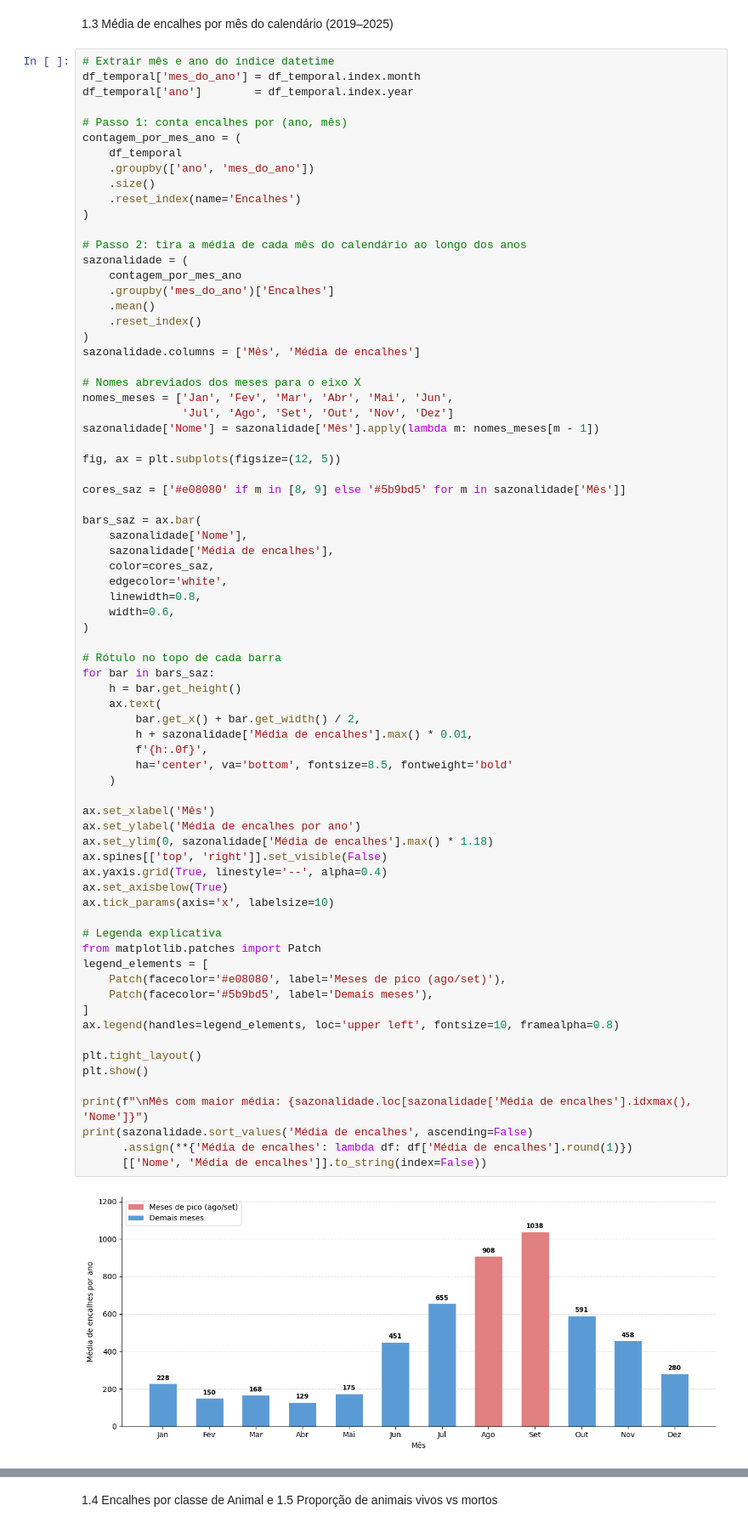
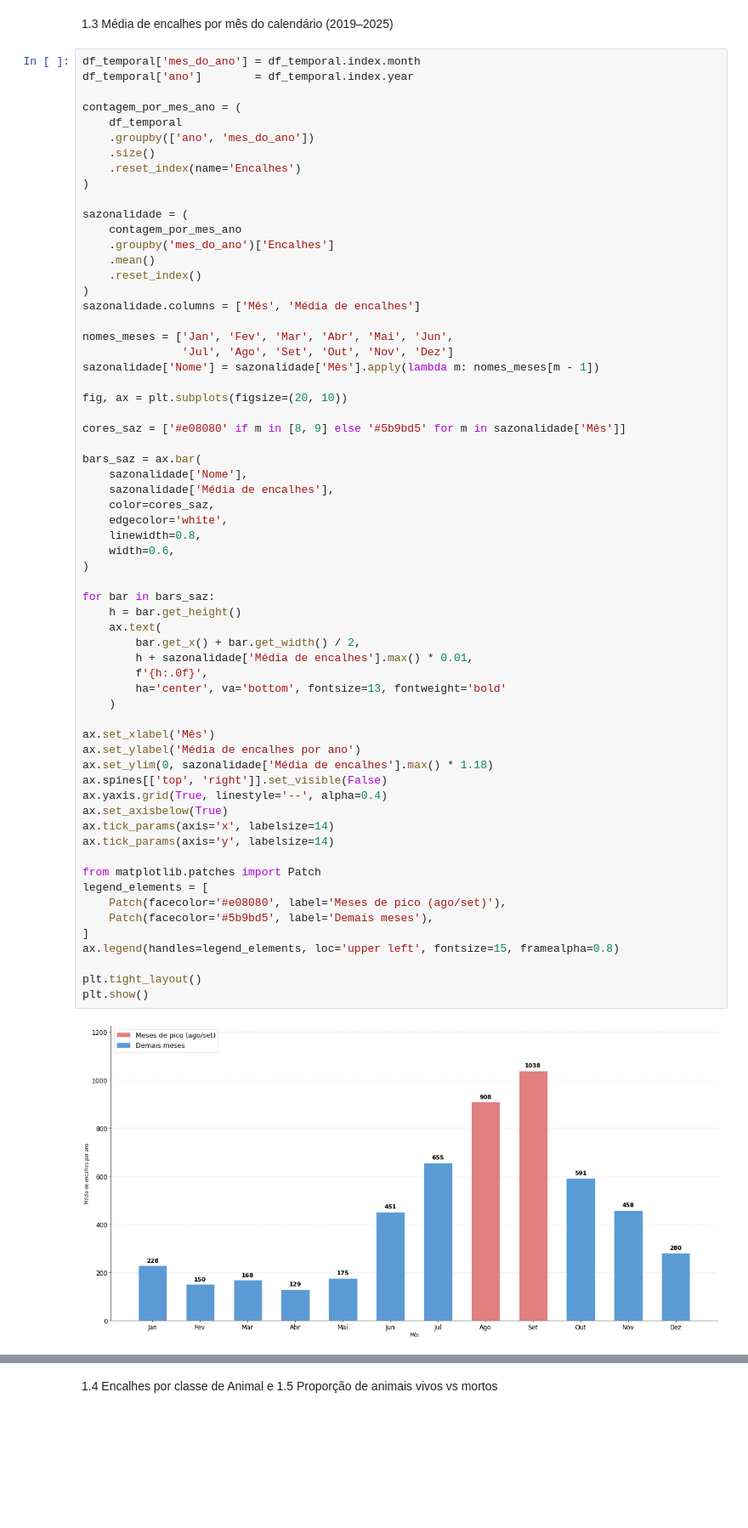
Before and after one commit to JonasCandid0/TCC-Univesp, a Jupyter notebook: tcc_analise_espacial_simba.ipynb, the cells around one changed output, grey strips where cells are left out. Shown at 85% size. Drawn from its saved outputs; the diff is of its cells as text; blank space fills up the shorter version.

```diff
--- a/tcc_analise_espacial_simba.ipynb
+++ b/tcc_analise_espacial_simba.ipynb
@@ -444,11 +533,9 @@ Meses com mais encalhes:
 # %% [markdown]
 1.3 Média de encalhes por mês do calendário (2019–2025)
 # %%
-# Extrair mês e ano do índice datetime
 df_temporal['mes_do_ano'] = df_temporal.index.month
 df_temporal['ano']        = df_temporal.index.year
 
-# Passo 1: conta encalhes por (ano, mês)
 contagem_por_mes_ano = (
     df_temporal
     .groupby(['ano', 'mes_do_ano'])
@@ -456,7 +543,6 @@ contagem_por_mes_ano = (
     .reset_index(name='Encalhes')
 )
 
-# Passo 2: tira a média de cada mês do calendário ao longo dos anos
 sazonalidade = (
     contagem_por_mes_ano
     .groupby('mes_do_ano')['Encalhes']
@@ -465,12 +551,11 @@ sazonalidade = (
 )
 sazonalidade.columns = ['Mês', 'Média de encalhes']
 
-# Nomes abreviados dos meses para o eixo X
 nomes_meses = ['Jan', 'Fev', 'Mar', 'Abr', 'Mai', 'Jun',
                'Jul', 'Ago', 'Set', 'Out', 'Nov', 'Dez']
 sazonalidade['Nome'] = sazonalidade['Mês'].apply(lambda m: nomes_meses[m - 1])
 
-fig, ax = plt.subplots(figsize=(12, 5))
+fig, ax = plt.subplots(figsize=(20, 10))
 
 cores_saz = ['#e08080' if m in [8, 9] else '#5b9bd5' for m in sazonalidade['Mês']]
 
@@ -480,41 +565,35 @@ bars_saz = ax.bar(
     color=cores_saz,
     edgecolor='white',
     linewidth=0.8,
     width=0.6,
 )
 
-# Rótulo no topo de cada barra
 for bar in bars_saz:
     h = bar.get_height()
     ax.text(
         bar.get_x() + bar.get_width() / 2,
         h + sazonalidade['Média de encalhes'].max() * 0.01,
         f'{h:.0f}',
-        ha='center', va='bottom', fontsize=8.5, fontweight='bold'
+        ha='center', va='bottom', fontsize=13, fontweight='bold'
     )
 
 ax.set_xlabel('Mês')
 ax.set_ylabel('Média de encalhes por ano')
 ax.set_ylim(0, sazonalidade['Média de encalhes'].max() * 1.18)
 ax.spines[['top', 'right']].set_visible(False)
 ax.yaxis.grid(True, linestyle='--', alpha=0.4)
 ax.set_axisbelow(True)
-ax.tick_params(axis='x', labelsize=10)
+ax.tick_params(axis='x', labelsize=14)
+ax.tick_params(axis='y', labelsize=14)
 
-# Legenda explicativa
 from matplotlib.patches import Patch
 legend_elements = [
     Patch(facecolor='#e08080', label='Meses de pico (ago/set)'),
     Patch(facecolor='#5b9bd5', label='Demais meses'),
 ]
-ax.legend(handles=legend_elements, loc='upper left', fontsize=10, framealpha=0.8)
+ax.legend(handles=legend_elements, loc='upper left', fontsize=15, framealpha=0.8)
 
 plt.tight_layout()
 plt.show()
-
-print(f"\nMês com maior média: {sazonalidade.loc[sazonalidade['Média de encalhes'].idxmax(), 'Nome']}")
-print(sazonalidade.sort_values('Média de encalhes', ascending=False)
-      .assign(**{'Média de encalhes': lambda df: df['Média de encalhes'].round(1)})
-      [['Nome', 'Média de encalhes']].to_string(index=False))
 # %% [output]
-[figure, old version]
+[figure, new version]
```
Also changed, not shown: parts of 46 cells of this notebook.
